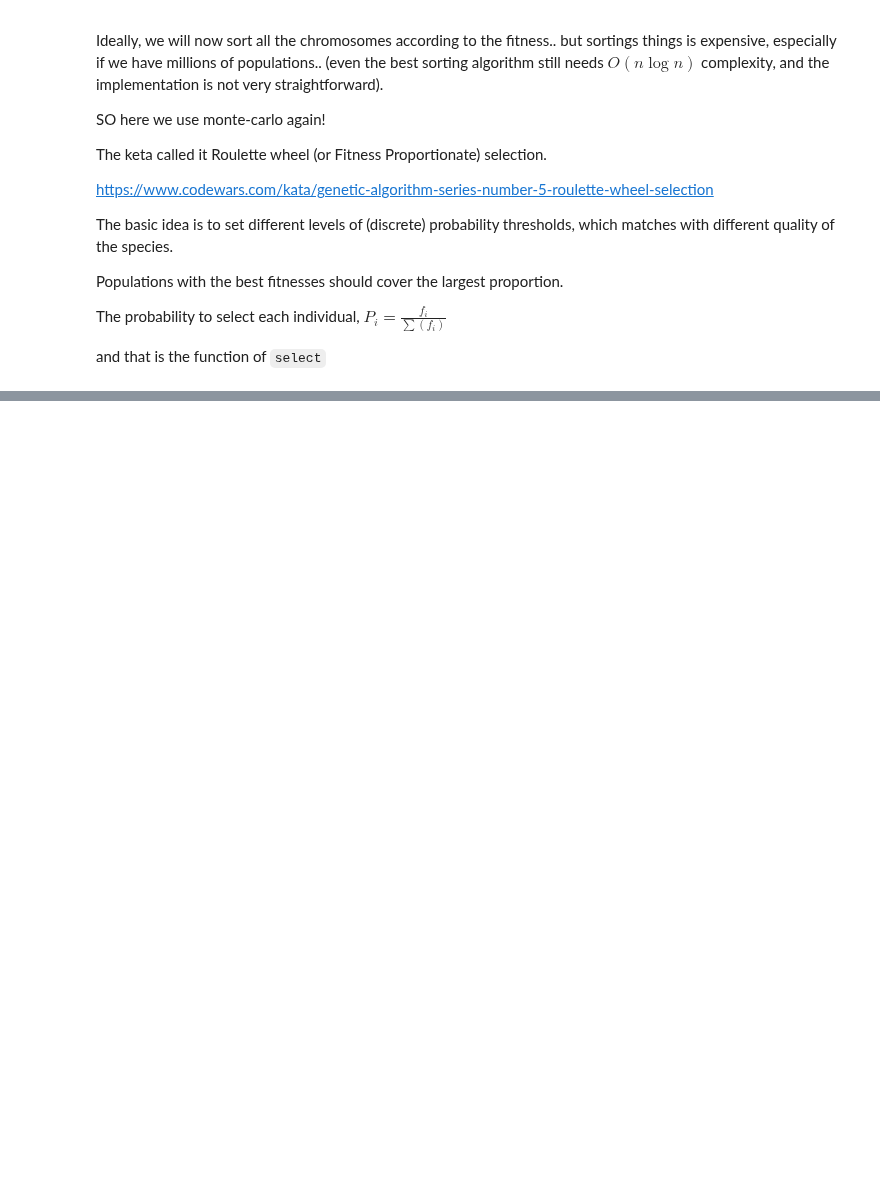
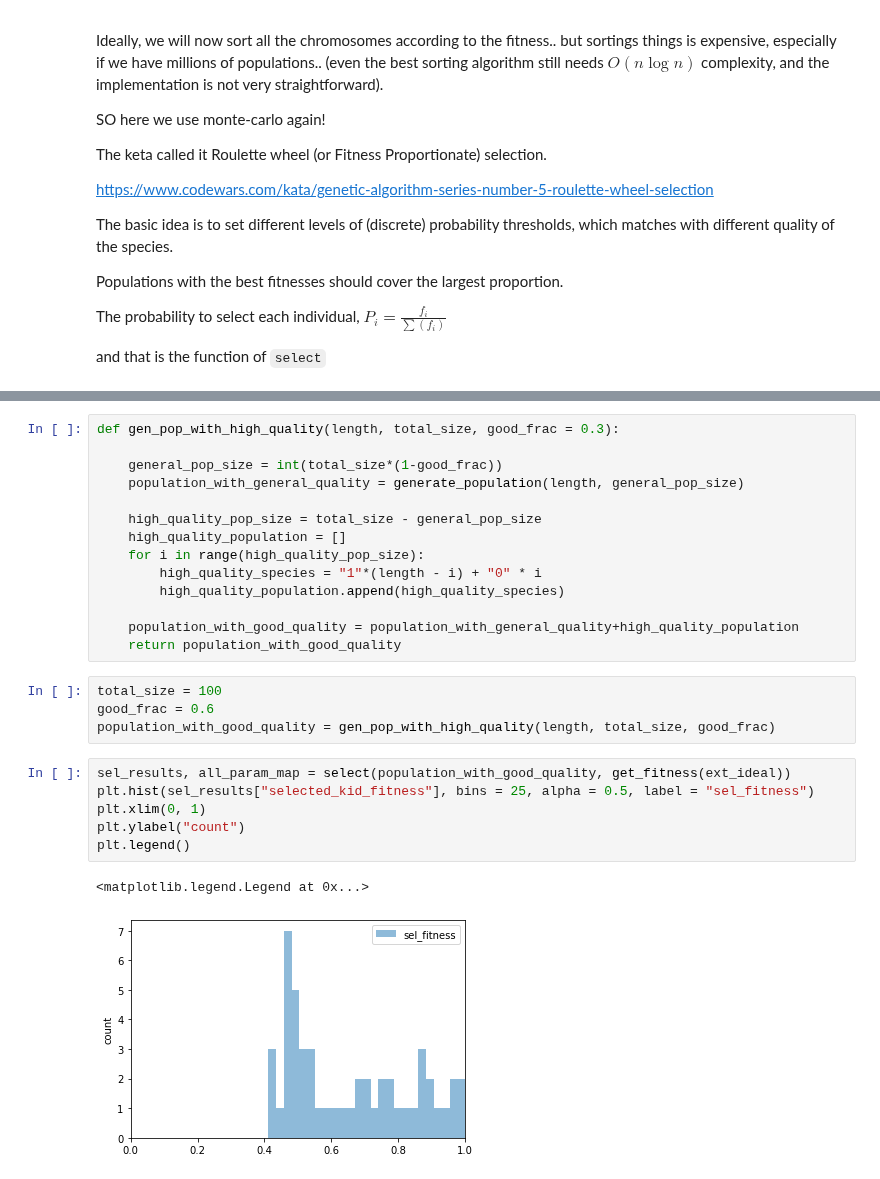
Before and after one commit to xueannafang/learn_opt, a Jupyter notebook: learn_GeneticAlgorithm.ipynb, the cells around one changed output, grey strips where cells are left out. Cells and saved outputs as stored; diff of their text form; blank space fills up the shorter version.

```diff
--- a/learn_GeneticAlgorithm.ipynb
+++ b/learn_GeneticAlgorithm.ipynb
@@ -393,0 +525,27 @@ plt.hist(all_pop_info["select_prob"], bins = 20)
+# %%
+def gen_pop_with_high_quality(length, total_size, good_frac = 0.3):
+
+    general_pop_size = int(total_size*(1-good_frac))
+    population_with_general_quality = generate_population(length, general_pop_size)
+
+    high_quality_pop_size = total_size - general_pop_size
+    high_quality_population = []
+    for i in range(high_quality_pop_size):
+        high_quality_species = "1"*(length - i) + "0" * i
+        high_quality_population.append(high_quality_species)
+
+    population_with_good_quality = population_with_general_quality+high_quality_population
+    return population_with_good_quality
+# %%
+total_size = 100
+good_frac = 0.6
+population_with_good_quality = gen_pop_with_high_quality(length, total_size, good_frac)
+# %%
+sel_results, all_param_map = select(population_with_good_quality, get_fitness(ext_ideal))
+plt.hist(sel_results["selected_kid_fitness"], bins = 25, alpha = 0.5, label = "sel_fitness")
+plt.xlim(0, 1)
+plt.ylabel("count")
+plt.legend()
+# %% [output]
+<matplotlib.legend.Legend at 0x...>
+[figure, added]
```
Also changed, not shown: parts of 27 cells of this notebook, 1 other file.
